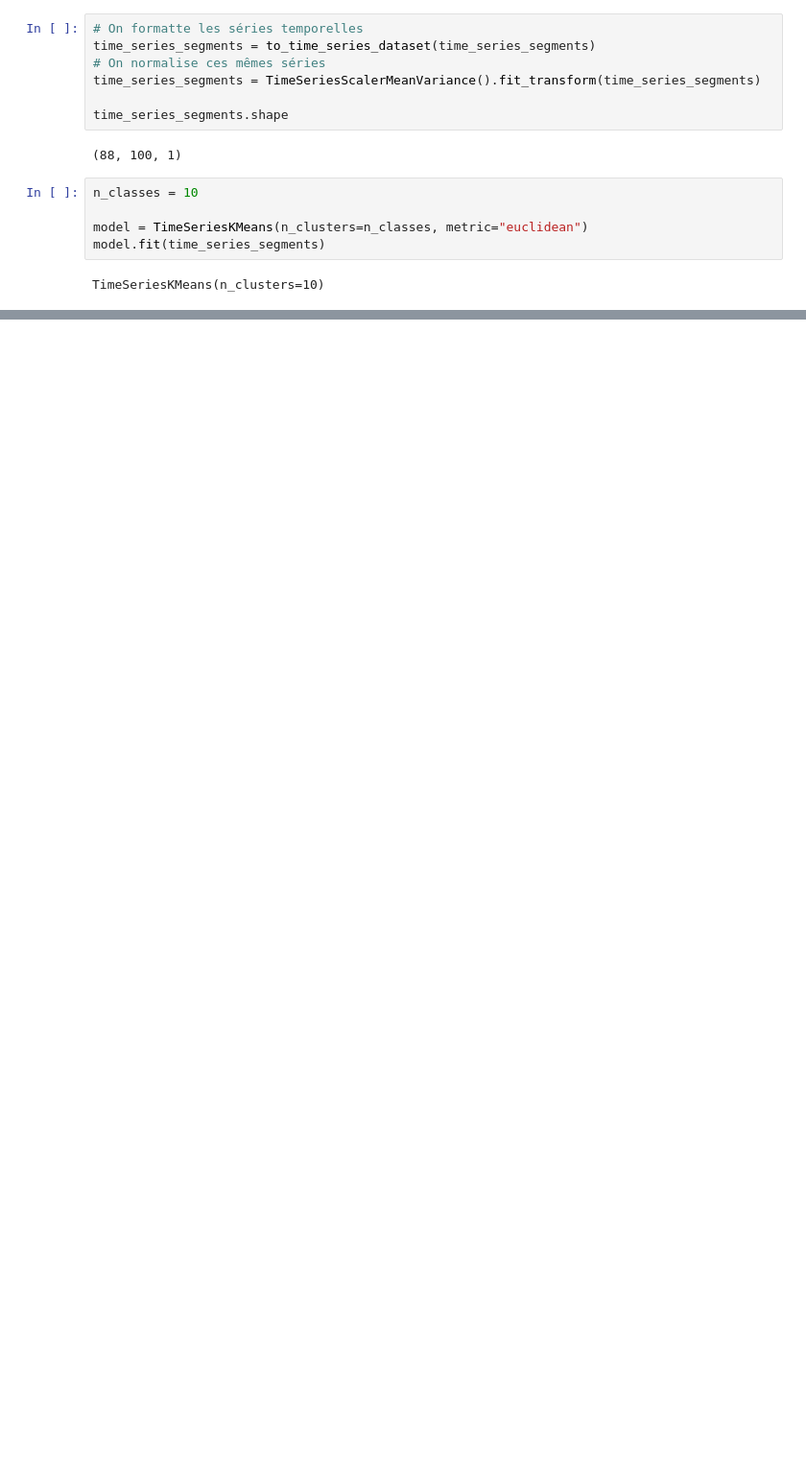
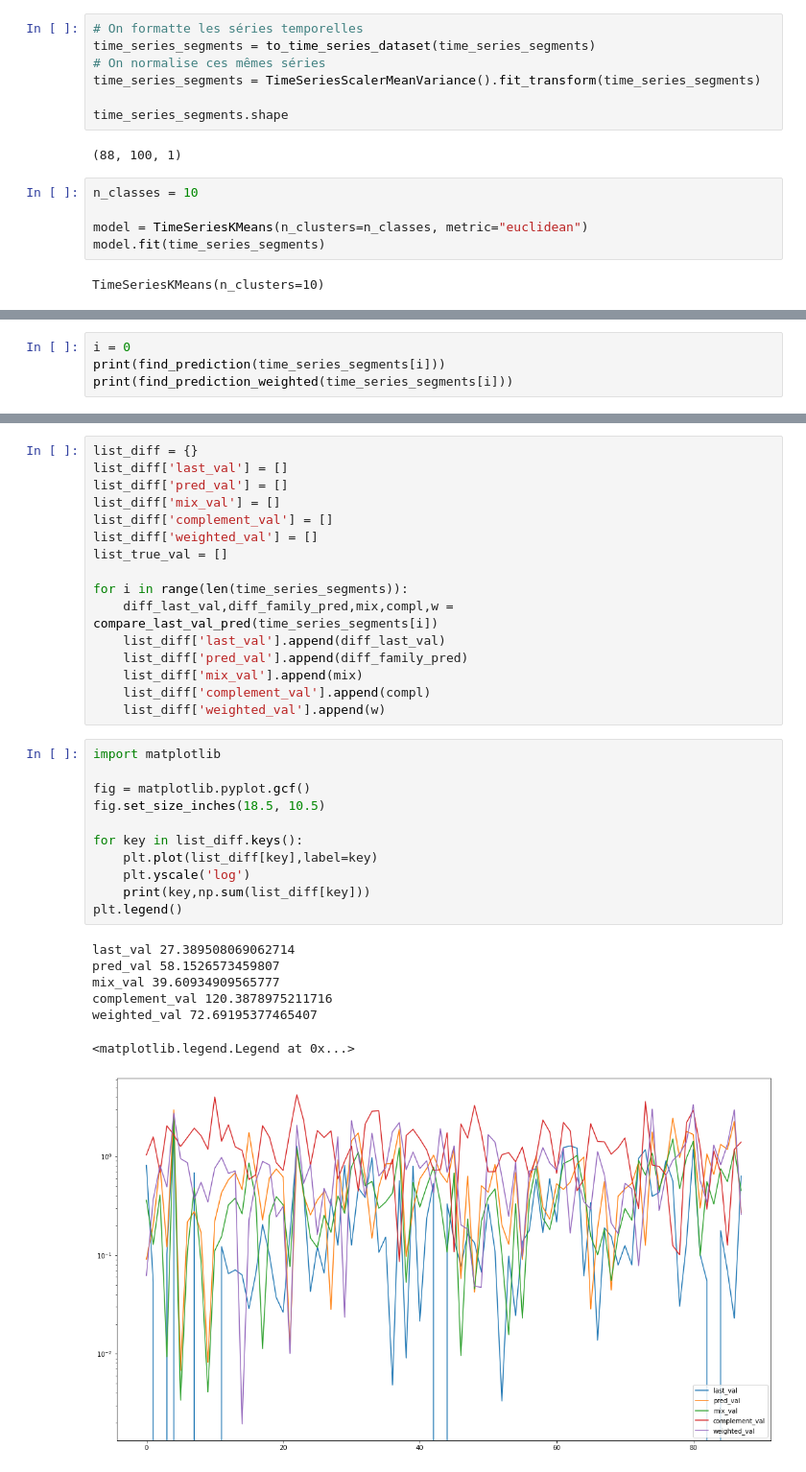
Before and after one commit to martinlabe/crypto-pred, a Jupyter notebook: src/first_steps_ts_learn.ipynb, the cells around one changed output, grey strips where cells are left out. Shown at 96% size. Drawn from its saved outputs; the diff is of its cells as text; blank space fills up the shorter version.

```diff
--- a/src/first_steps_ts_learn.ipynb
+++ b/src/first_steps_ts_learn.ipynb
@@ -203,0 +348,4 @@ plt.show()
+# %%
+i = 0
+print(find_prediction(time_series_segments[i]))
+print(find_prediction_weighted(time_series_segments[i]))
@@ -203,0 +359,35 @@ plt.show()
+# %%
+list_diff = {}
+list_diff['last_val'] = []
+list_diff['pred_val'] = []
+list_diff['mix_val'] = []
+list_diff['complement_val'] = []
+list_diff['weighted_val'] = []
+list_true_val = []
+
+for i in range(len(time_series_segments)):
+    diff_last_val,diff_family_pred,mix,compl,w = compare_last_val_pred(time_series_segments[i])
+    list_diff['last_val'].append(diff_last_val)
+    list_diff['pred_val'].append(diff_family_pred)
+    list_diff['mix_val'].append(mix)
+    list_diff['complement_val'].append(compl)
+    list_diff['weighted_val'].append(w)
+# %%
+import matplotlib
+
+fig = matplotlib.pyplot.gcf()
+fig.set_size_inches(18.5, 10.5)
+
+for key in list_diff.keys():
+    plt.plot(list_diff[key],label=key)
+    plt.yscale('log')
+    print(key,np.sum(list_diff[key]))
+plt.legend()
+# %% [output]
+last_val 27.389508069062714
+pred_val 58.1526573459807
+mix_val 39.60934909565777
+complement_val 120.3878975211716
+weighted_val 72.69195377465407
+<matplotlib.legend.Legend at 0x...>
+[figure, added]
```
Also changed, not shown: parts of 16 cells of this notebook.
